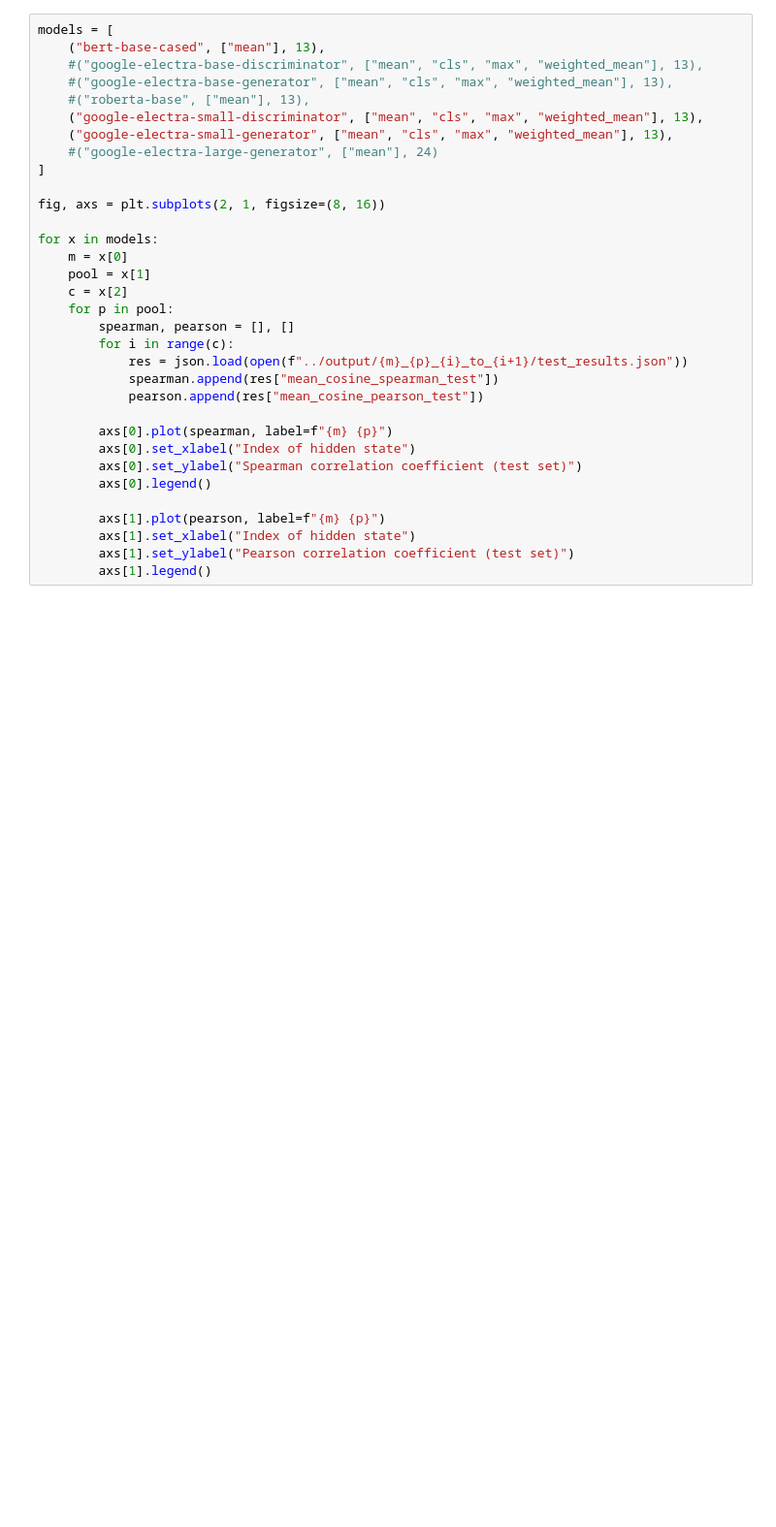
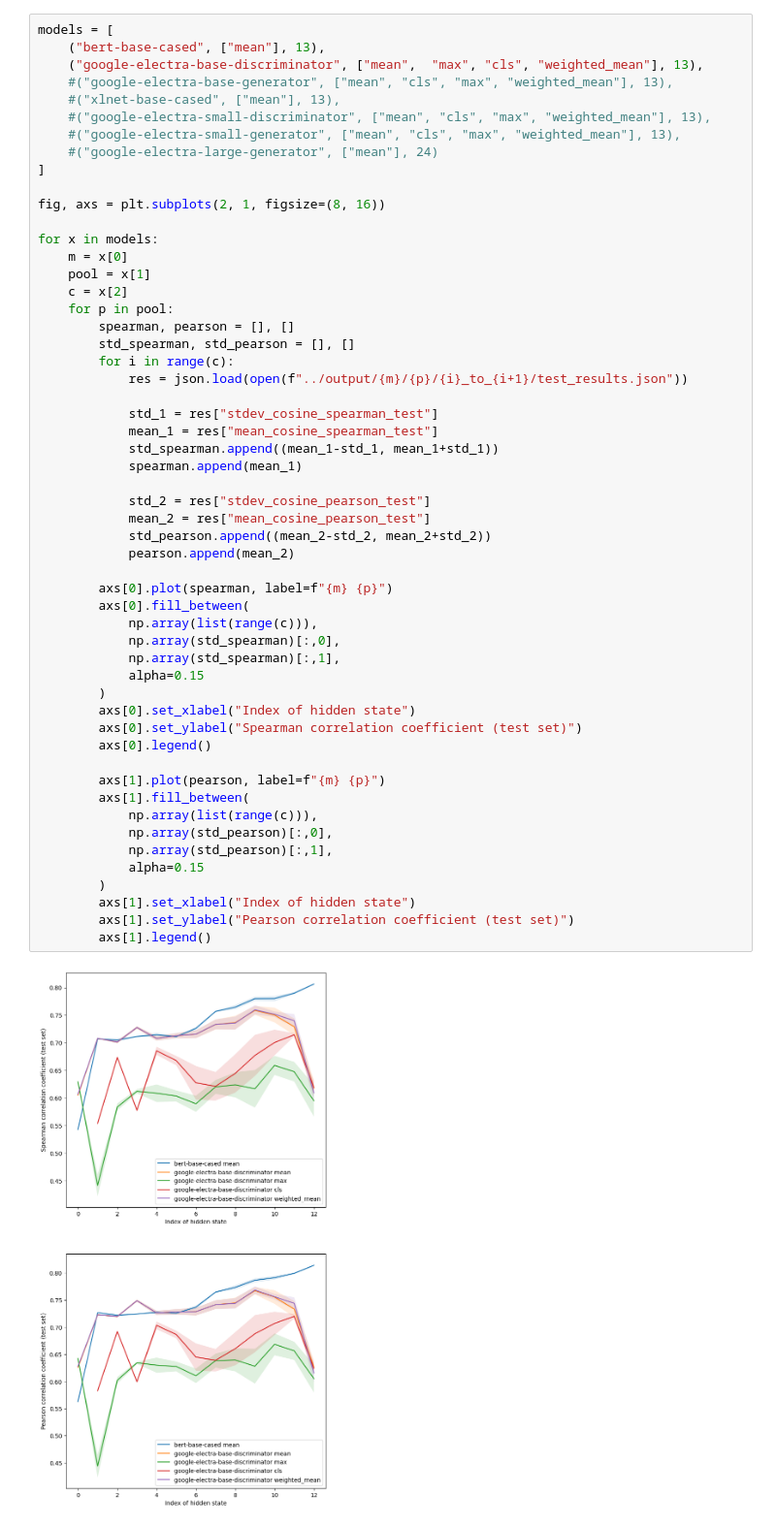
Before and after one commit to ir2718/similarity-embedding-quality, a Jupyter notebook: notebooks/comparison2.ipynb, the cells around one changed output. Shown at 97% size. Saved outputs shown, nothing was run; the diff lists cells and outputs as text; blank space fills up the shorter version.

```diff
--- a/notebooks/comparison2.ipynb
+++ b/notebooks/comparison2.ipynb
@@ -43,35 +63,58 @@ for x in models:
 # %%
 models = [
     ("bert-base-cased", ["mean"], 13),
-    #("google-electra-base-discriminator", ["mean", "cls", "max", "weighted_mean"], 13),
+    ("google-electra-base-discriminator", ["mean",  "max", "cls", "weighted_mean"], 13),
     #("google-electra-base-generator", ["mean", "cls", "max", "weighted_mean"], 13),
-    #("roberta-base", ["mean"], 13),
-    ("google-electra-small-discriminator", ["mean", "cls", "max", "weighted_mean"], 13),
-    ("google-electra-small-generator", ["mean", "cls", "max", "weighted_mean"], 13),
+    #("xlnet-base-cased", ["mean"], 13),
+    #("google-electra-small-discriminator", ["mean", "cls", "max", "weighted_mean"], 13),
+    #("google-electra-small-generator", ["mean", "cls", "max", "weighted_mean"], 13),
     #("google-electra-large-generator", ["mean"], 24)
 ]
 
 fig, axs = plt.subplots(2, 1, figsize=(8, 16))
 
 for x in models:
     m = x[0]
     pool = x[1]
     c = x[2]
     for p in pool:
         spearman, pearson = [], []
+        std_spearman, std_pearson = [], []
         for i in range(c):
-            res = json.load(open(f"../output/{m}_{p}_{i}_to_{i+1}/test_results.json"))
-            spearman.append(res["mean_cosine_spearman_test"])
-            pearson.append(res["mean_cosine_pearson_test"])
+            res = json.load(open(f"../output/{m}/{p}/{i}_to_{i+1}/test_results.json"))
+
+            std_1 = res["stdev_cosine_spearman_test"]
+            mean_1 = res["mean_cosine_spearman_test"]
+            std_spearman.append((mean_1-std_1, mean_1+std_1))
+            spearman.append(mean_1)
+
+            std_2 = res["stdev_cosine_pearson_test"]
+            mean_2 = res["mean_cosine_pearson_test"]
+            std_pearson.append((mean_2-std_2, mean_2+std_2))
+            pearson.append(mean_2)
 
         axs[0].plot(spearman, label=f"{m} {p}")
+        axs[0].fill_between(
+            np.array(list(range(c))),
+            np.array(std_spearman)[:,0],
+            np.array(std_spearman)[:,1],
+            alpha=0.15
+        )
         axs[0].set_xlabel("Index of hidden state")
         axs[0].set_ylabel("Spearman correlation coefficient (test set)")
         axs[0].legend()
 
         axs[1].plot(pearson, label=f"{m} {p}")
+        axs[1].fill_between(
+            np.array(list(range(c))),
+            np.array(std_pearson)[:,0],
+            np.array(std_pearson)[:,1],
+            alpha=0.15
+        )
         axs[1].set_xlabel("Index of hidden state")
         axs[1].set_ylabel("Pearson correlation coefficient (test set)")
         axs[1].legend()
+# %% [output]
+[figure, added]
 # %%
 models = [
```
Also changed, not shown: parts of 7 cells of this notebook, 5 other files.
